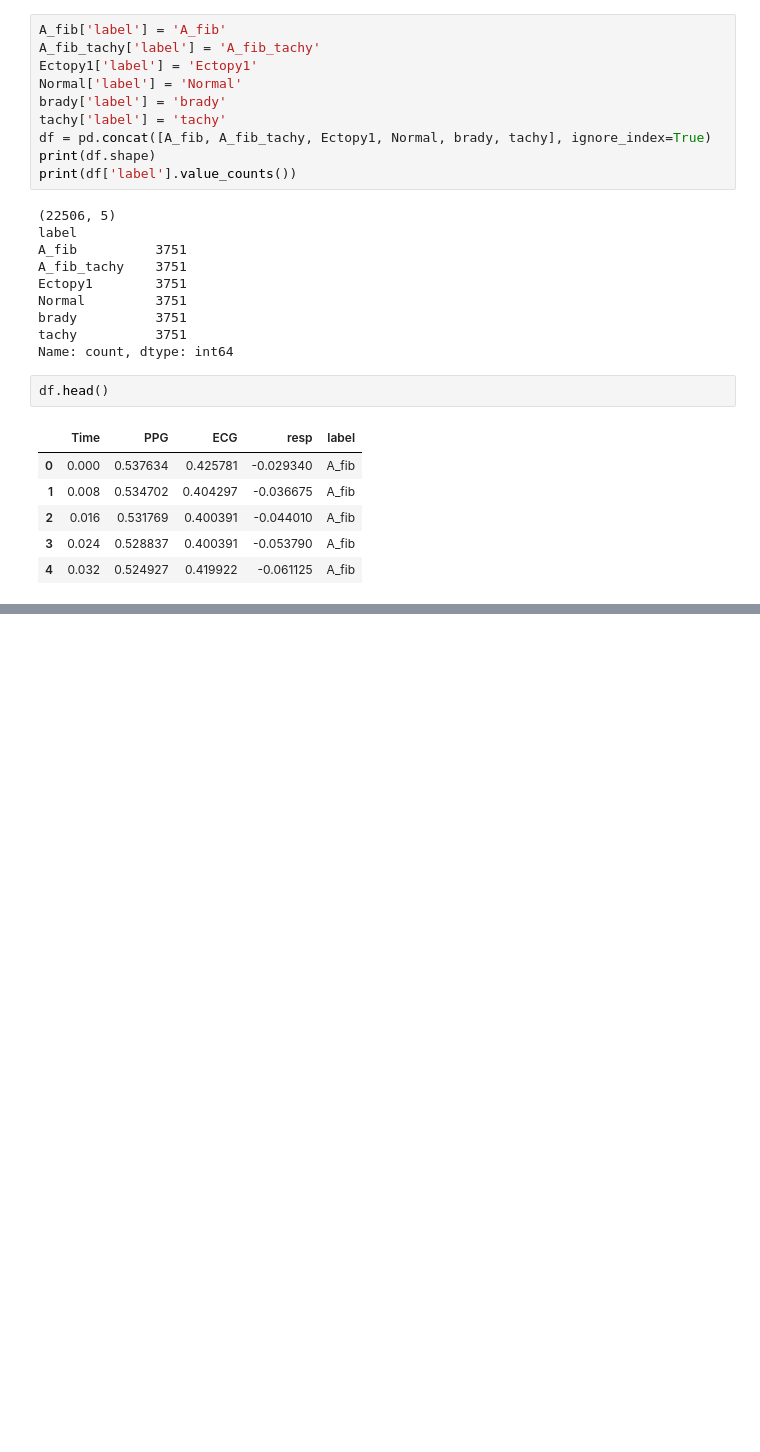
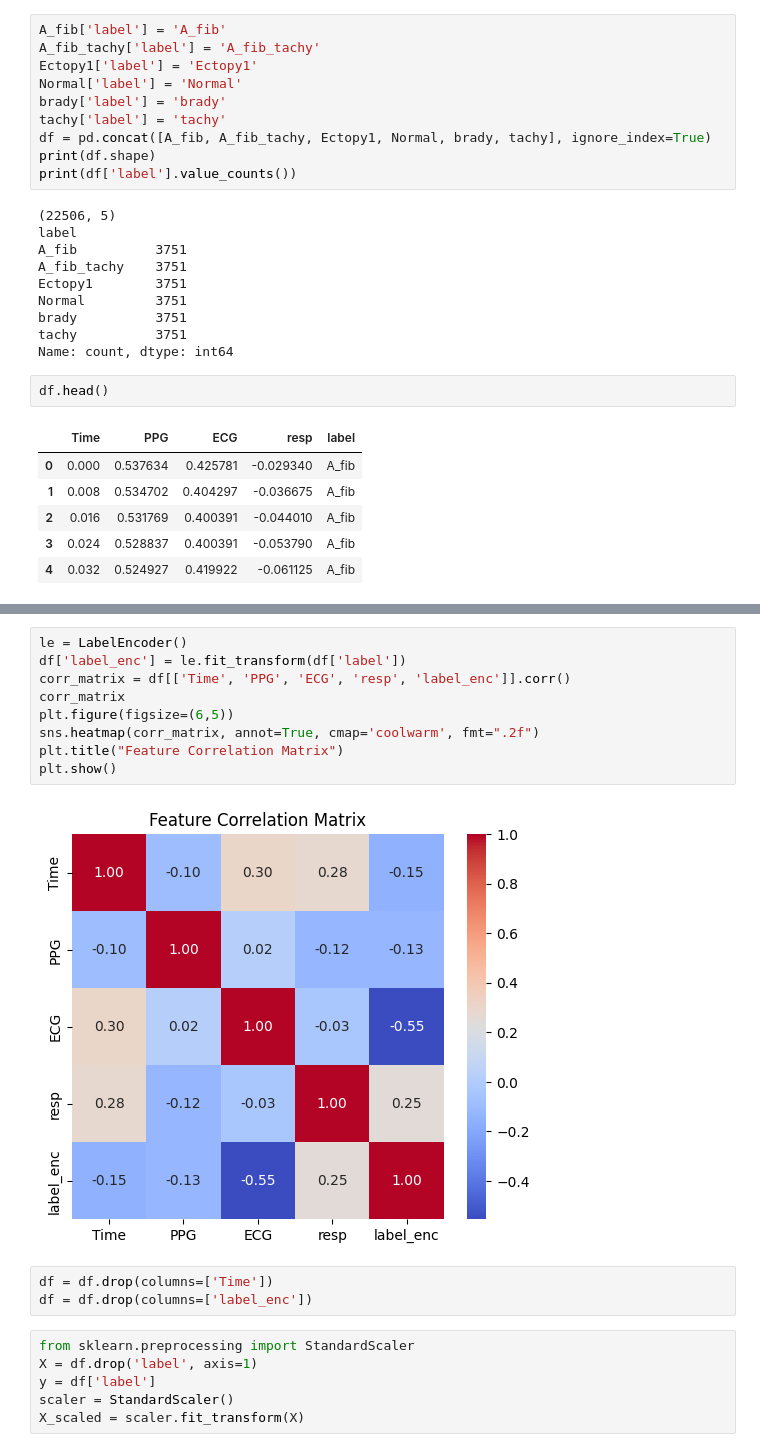
Before and after one commit to GuruRohan/ArrythmiaDetection, a Jupyter notebook: 1_load_data.ipynb, the cells around one changed output, grey strips where cells are left out. Saved outputs shown, nothing was run; the diff lists cells and outputs as text; blank space fills up the shorter version.

Commit message:
Data preprocessing and splitting

```diff
--- a/1_load_data.ipynb
+++ b/1_load_data.ipynb
@@ -39,0 +85,20 @@ df[df['label']=='
+# %%
+le = LabelEncoder()
+df['label_enc'] = le.fit_transform(df['label'])
+corr_matrix = df[['Time', 'PPG', 'ECG', 'resp', 'label_enc']].corr()
+corr_matrix
+plt.figure(figsize=(6,5))
+sns.heatmap(corr_matrix, annot=True, cmap='coolwarm', fmt=".2f")
+plt.title("Feature Correlation Matrix")
+plt.show()
+# %% [output]
+[figure, added]
+# %%
+df = df.drop(columns=['Time'])
+df = df.drop(columns=['label_enc'])
+# %%
+from sklearn.preprocessing import StandardScaler
+X = df.drop('label', axis=1)
+y = df['label']
+scaler = StandardScaler()
+X_scaled = scaler.fit_transform(X)
```
Also changed, not shown: parts of 18 cells of this notebook.
